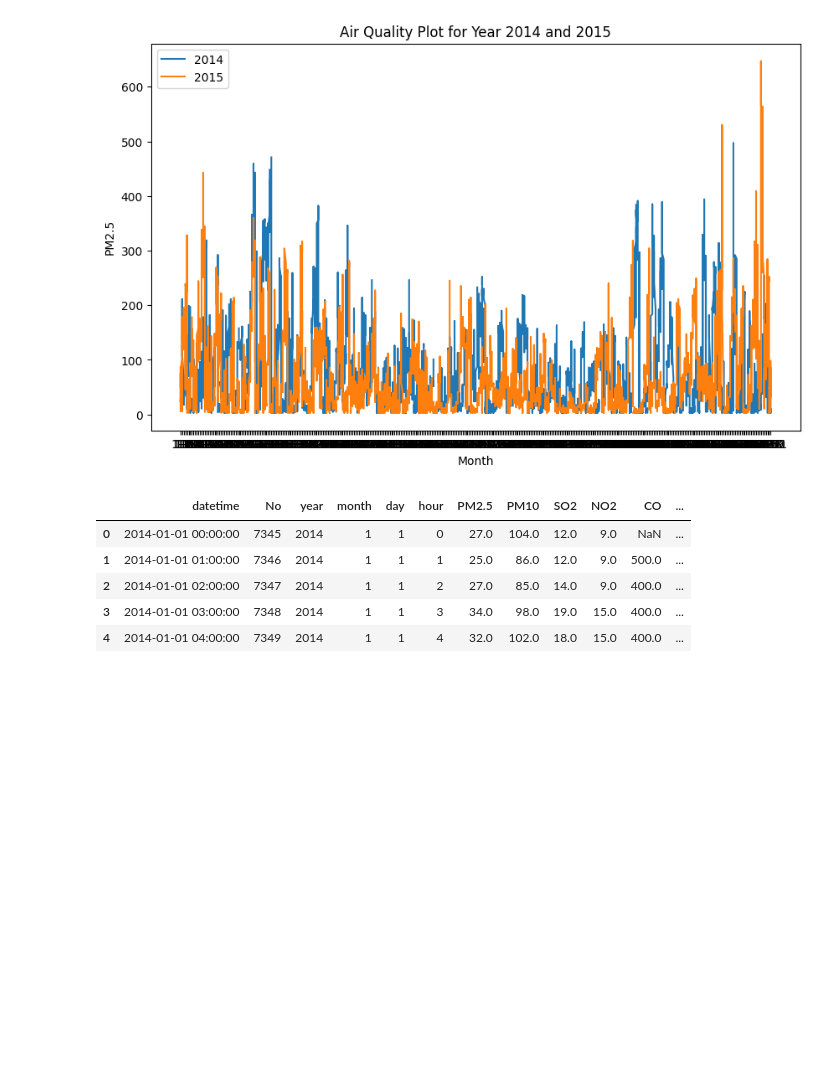
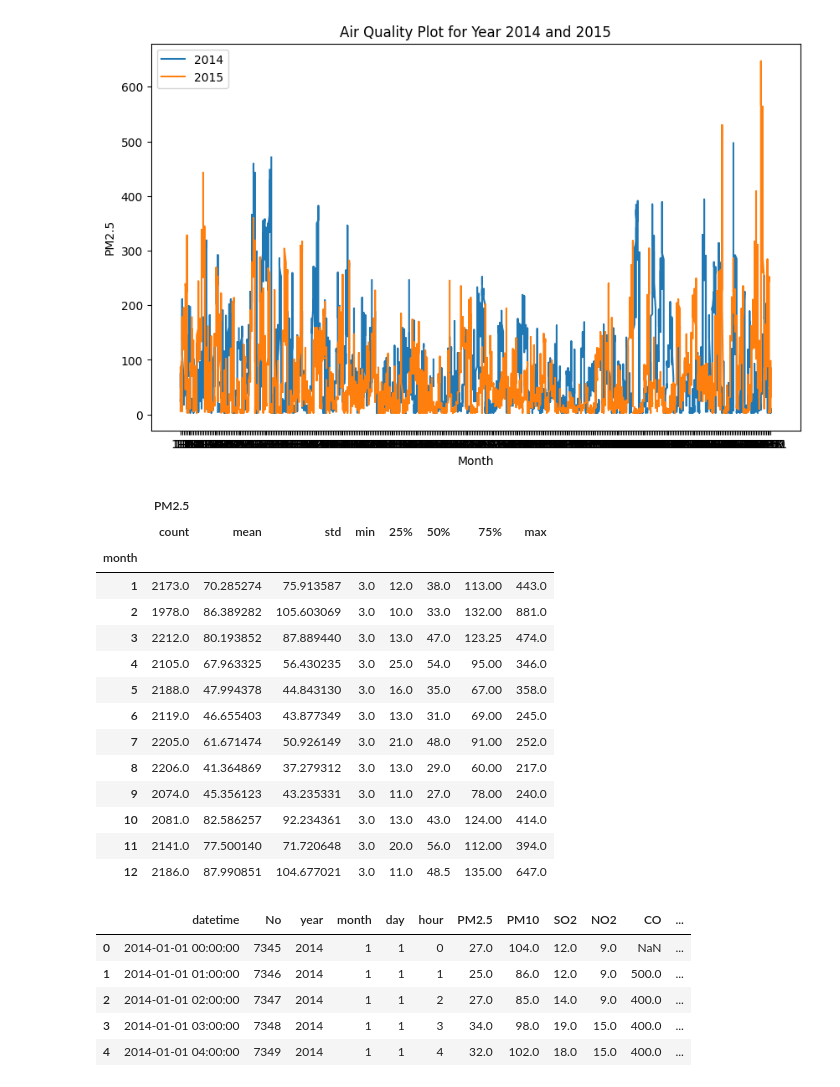
Before and after one commit to FahimS45/ML_projects_under_development, a Jupyter notebook: Anomaly Detection on Time Series Analysis/Time Series EDA.ipynb, the cells around one changed output. Saved outputs shown, nothing was run; the diff lists cells and outputs as text; code cells hidden in the pictures; blank space fills up the shorter version.

```diff
--- a/Anomaly Detection on Time Series Analysis/Time Series EDA.ipynb
+++ b/Anomaly Detection on Time Series Analysis/Time Series EDA.ipynb
@@ -215,6 +215,25 @@ plt.legend()
 plt.show()
 # %% [output]
 [figure]
+# %%
+df_AIQ_2014_2015_month = df_AIQ_with_index.loc['2014':'2016'][['month', 'PM2.5']].groupby('month').describe()
+df_AIQ_2014_2015_month
+# %% [output]
+|  | PM2.5 |  |  |  |  |  |  |  |
+|  | count | mean | std | min | 25% | 50% | 75% | max |
+| month |  |  |  |  |  |  |  |  |
+| 1 | 2173.0 | 70.285274 | 75.913587 | 3.0 | 12.0 | 38.0 | 113.00 | 443.0 |
+| 2 | 1978.0 | 86.389282 | 105.603069 | 3.0 | 10.0 | 33.0 | 132.00 | 881.0 |
+| 3 | 2212.0 | 80.193852 | 87.889440 | 3.0 | 13.0 | 47.0 | 123.25 | 474.0 |
+| 4 | 2105.0 | 67.963325 | 56.430235 | 3.0 | 25.0 | 54.0 | 95.00 | 346.0 |
+| 5 | 2188.0 | 47.994378 | 44.843130 | 3.0 | 16.0 | 35.0 | 67.00 | 358.0 |
+| 6 | 2119.0 | 46.655403 | 43.877349 | 3.0 | 13.0 | 31.0 | 69.00 | 245.0 |
+| 7 | 2205.0 | 61.671474 | 50.926149 | 3.0 | 21.0 | 48.0 | 91.00 | 252.0 |
+| 8 | 2206.0 | 41.364869 | 37.279312 | 3.0 | 13.0 | 29.0 | 60.00 | 217.0 |
+| 9 | 2074.0 | 45.356123 | 43.235331 | 3.0 | 11.0 | 27.0 | 78.00 | 240.0 |
+| 10 | 2081.0 | 82.586257 | 92.234361 | 3.0 | 13.0 | 43.0 | 124.00 | 414.0 |
+| 11 | 2141.0 | 77.500140 | 71.720648 | 3.0 | 20.0 | 56.0 | 112.00 | 394.0 |
+| 12 | 2186.0 | 87.990851 | 104.677021 | 3.0 | 11.0 | 48.5 | 135.00 | 647.0 |
 # %%
 df_AIQ_2014.head()
 # %% [output]
```
